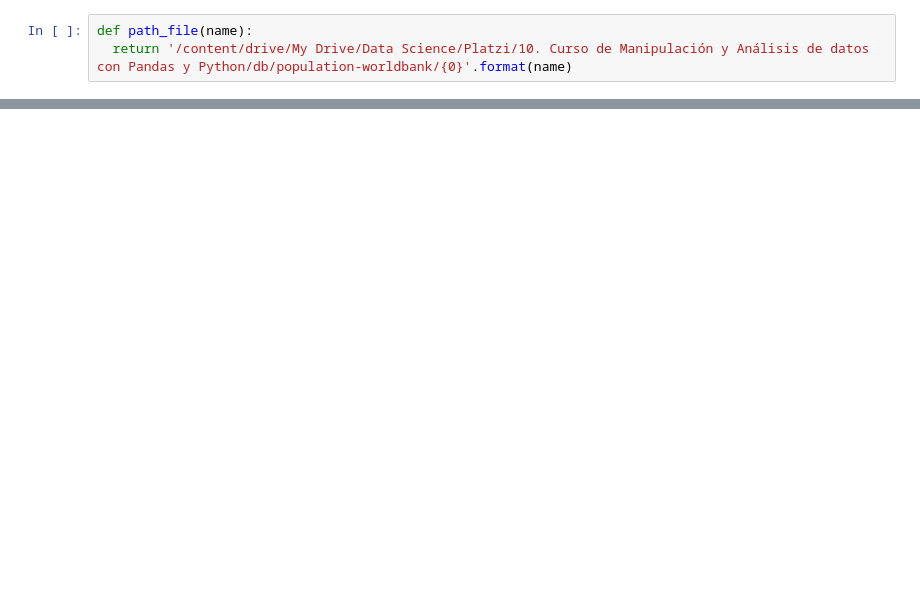
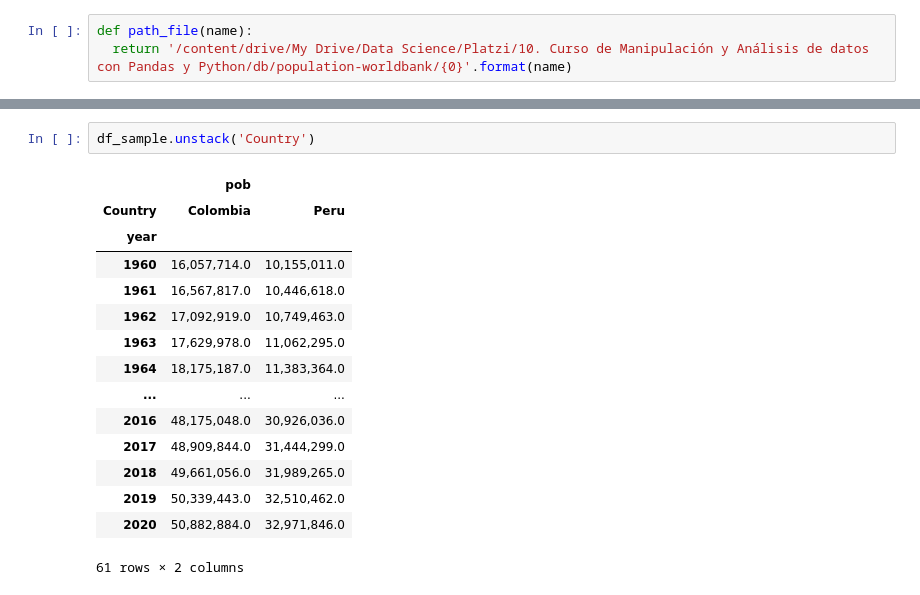
Before and after one commit to FernandoCallasaca/data_science_projects, a Jupyter notebook: 7_multi_index.ipynb, the cells around one changed output, grey strips where cells are left out. Drawn from its saved outputs; the diff is of its cells as text; blank space fills up the shorter version.

```diff
--- a/7_multi_index.ipynb
+++ b/7_multi_index.ipynb
@@ -43,0 +276,18 @@ df_pob.head()
+# %%
+df_sample.unstack('Country')
+# %% [output]
+|  | pob |  |
+| Country | Colombia | Peru |
+| year |  |  |
+| 1960 | 16,057,714.0 | 10,155,011.0 |
+| 1961 | 16,567,817.0 | 10,446,618.0 |
+| 1962 | 17,092,919.0 | 10,749,463.0 |
+| 1963 | 17,629,978.0 | 11,062,295.0 |
+| 1964 | 18,175,187.0 | 11,383,364.0 |
+| ... | ... | ... |
+| 2016 | 48,175,048.0 | 30,926,036.0 |
+| 2017 | 48,909,844.0 | 31,444,299.0 |
+| 2018 | 49,661,056.0 | 31,989,265.0 |
+| 2019 | 50,339,443.0 | 32,510,462.0 |
+| 2020 | 50,882,884.0 | 32,971,846.0 |
+61 rows × 2 columns
```
Also changed, not shown: parts of 26 cells of this notebook.
